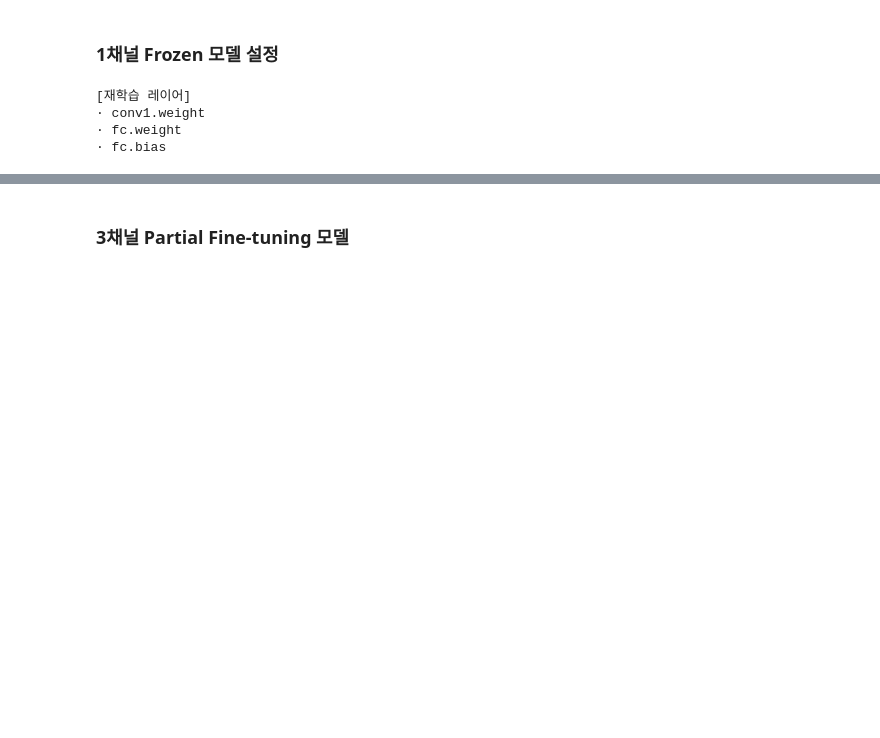
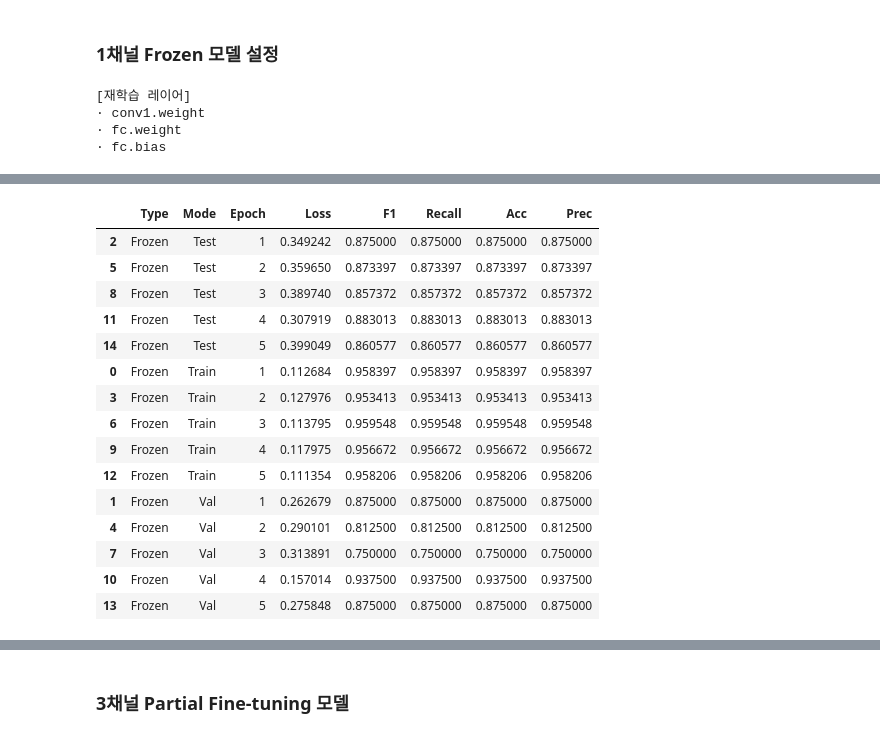
Before and after one commit to wonbywondev/ML-DL, a Jupyter notebook: 06_DL_Tuning/06_Xray.ipynb, the cells around one changed output, grey strips where cells are left out. Cells and saved outputs as stored; diff of their text form; code cells hidden in the pictures; blank space fills up the shorter version.

```diff
--- a/06_DL_Tuning/06_Xray.ipynb
+++ b/06_DL_Tuning/06_Xray.ipynb
@@ -454,56 +477,41 @@ clean_cache()
 
 num_epochs = 5
 
-ch_3_fr_train_losses, ch_3_fr_val_losses, ch_3_fr_test_losses = [], [], []
-ch_3_fr_train_accuracies, ch_3_fr_val_accuracies, ch_3_fr_test_accuracies = [], [], []
-
 # val_flag = False
-
 
 for epoch in range(num_epochs):
 
     # 훈련
     # if val_flag == True: break
 
+    train_result_list = train_model(model=ch_3_fr_model,
+                                    dataloader=CH_3_TRAIN_DATALOADER,
+                                    optimizer=ch_3_fr_optim,
+                                    device=ch_3_fr_device)
 
-    epoch_train_loss, epoch_train_acc = train_model(model=ch_3_fr_model,
-                                                    dataloader=CH_3_TRAIN_DATALOADER,
-                                                    optimizer=ch_3_fr_optim,
-                                                    device=ch_3_fr_device)
-
-    ch_3_fr_train_losses.append(epoch_train_loss)
-    ch_3_fr_train_accuracies.append(epoch_train_acc)
+    result_df.loc[len(result_df)] = ["Frozen", "Train", epoch+1, train_result_list[0], train_result_list[1], train_result_list[2], train_result_list[3], train_result_list[4]]
 
 
     # 검증
-    epoch_val_loss, epoch_val_acc = eval_model(model=ch_3_fr_model,
+    val_result_list = eval_model(model=ch_3_fr_model,
                                                dataloader=CH_3_VAL_DATALOADER,
                                                device=ch_3_fr_device)
 
-    ch_3_fr_val_losses.append(epoch_val_loss)
-    ch_3_fr_val_accuracies.append(epoch_val_acc)
+    result_df.loc[len(result_df)] = ["Frozen", "Val", epoch+1, val_result_list[0], val_result_list[1], val_result_list[2], val_result_list[3], val_result_list[4]]
+
 
     # if len(ch_3_fr_val_losses) > 1:
     #     if ch_3_fr_val_losses[-1] > ch_3_fr_val_losses[-2]:
     #         val_flag = True
 
     # 테스트
-    epoch_test_loss, epoch_test_acc = eval_model(model=ch_3_fr_model,
+    test_result_list = eval_model(model=ch_3_fr_model,
                                                  dataloader=CH_3_TEST_DATALOADER,
                                                  device=ch_3_fr_device)
 
-    ch_3_fr_test_losses.append(epoch_test_loss)
-    ch_3_fr_test_accuracies.append(epoch_test_acc)
+    result_df.loc[len(result_df)] = ["Frozen", "Test", epoch+1, test_result_list[0], test_result_list[1], test_result_list[2], test_result_list[3], test_result_list[4]]
 
 
-    # 로그 출력
-    print(f"[Epoch {epoch+1}] "
-            f"Train Loss: {epoch_train_loss:.4f} | "
-            f"Train Acc: {epoch_train_acc*100:.2f}% | "
-            f"Val Loss: {epoch_val_loss:.4f} | "
-            f"Val Acc: {epoch_val_acc*100:.2f}% | "
-            f"Test Loss: {epoch_test_loss:.4f} | "
-            f"Test Acc: {epoch_test_acc*100:.2f}%")
-
+print(result_df)
 
 clean_cache()
@@ -510,3 +535,22 @@ clean_cache()
+# %%
+result_df.sort_values("Mode")
+# %% [output]
+|  | Type | Mode | Epoch | Loss | F1 | Recall | Acc | Prec |
+| 2 | Frozen | Test | 1 | 0.349242 | 0.875000 | 0.875000 | 0.875000 | 0.875000 |
+| 5 | Frozen | Test | 2 | 0.359650 | 0.873397 | 0.873397 | 0.873397 | 0.873397 |
+| 8 | Frozen | Test | 3 | 0.389740 | 0.857372 | 0.857372 | 0.857372 | 0.857372 |
+| 11 | Frozen | Test | 4 | 0.307919 | 0.883013 | 0.883013 | 0.883013 | 0.883013 |
+| 14 | Frozen | Test | 5 | 0.399049 | 0.860577 | 0.860577 | 0.860577 | 0.860577 |
+| 0 | Frozen | Train | 1 | 0.112684 | 0.958397 | 0.958397 | 0.958397 | 0.958397 |
+| 3 | Frozen | Train | 2 | 0.127976 | 0.953413 | 0.953413 | 0.953413 | 0.953413 |
+| 6 | Frozen | Train | 3 | 0.113795 | 0.959548 | 0.959548 | 0.959548 | 0.959548 |
+| 9 | Frozen | Train | 4 | 0.117975 | 0.956672 | 0.956672 | 0.956672 | 0.956672 |
+| 12 | Frozen | Train | 5 | 0.111354 | 0.958206 | 0.958206 | 0.958206 | 0.958206 |
+| 1 | Frozen | Val | 1 | 0.262679 | 0.875000 | 0.875000 | 0.875000 | 0.875000 |
+| 4 | Frozen | Val | 2 | 0.290101 | 0.812500 | 0.812500 | 0.812500 | 0.812500 |
+| 7 | Frozen | Val | 3 | 0.313891 | 0.750000 | 0.750000 | 0.750000 | 0.750000 |
+| 10 | Frozen | Val | 4 | 0.157014 | 0.937500 | 0.937500 | 0.937500 | 0.937500 |
+| 13 | Frozen | Val | 5 | 0.275848 | 0.875000 | 0.875000 | 0.875000 | 0.875000 |
 # %%
 # 1채널 Frozen 모델 학습 및 성능 평가
 
```
Also changed, not shown: parts of 7 cells of this notebook.
